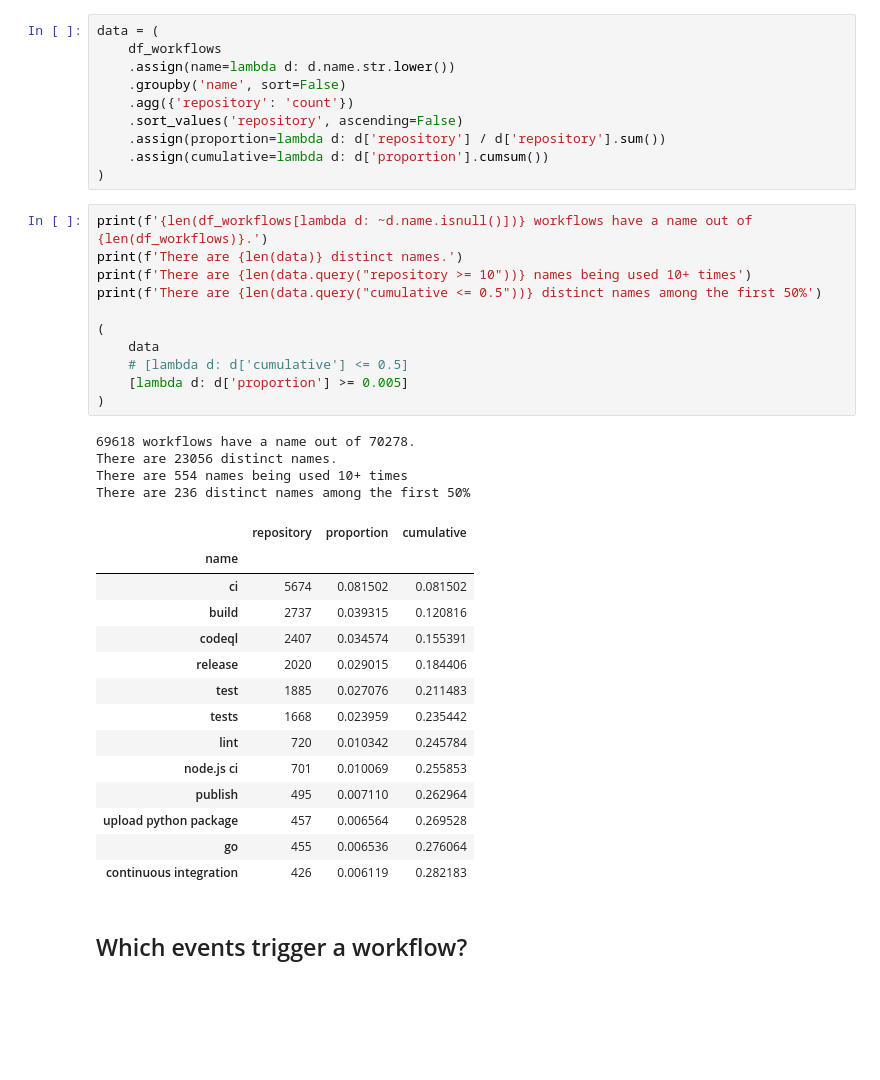
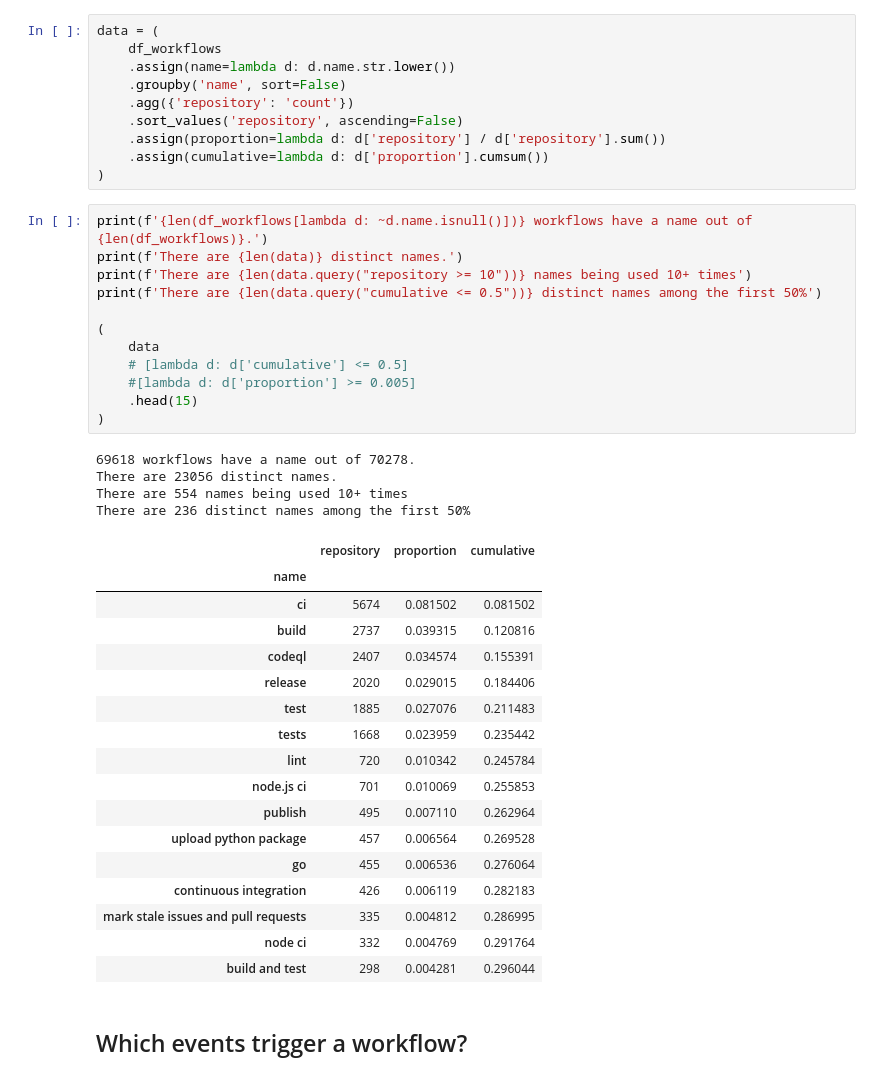
Before and after one commit to AlexandreDecan/secos-gha, a Jupyter notebook: notebooks/Data exploration.ipynb, the cells around one changed output. Cells and saved outputs as stored; diff of their text form; blank space fills up the shorter version.

```diff
--- a/notebooks/Data exploration.ipynb
+++ b/notebooks/Data exploration.ipynb
@@ -409,33 +409,37 @@ data = (
 # %%
 print(f'{len(df_workflows[lambda d: ~d.name.isnull()])} workflows have a name out of {len(df_workflows)}.')
 print(f'There are {len(data)} distinct names.')
 print(f'There are {len(data.query("repository >= 10"))} names being used 10+ times')
 print(f'There are {len(data.query("cumulative <= 0.5"))} distinct names among the first 50%')
 
 (
     data
     # [lambda d: d['cumulative'] <= 0.5]
-    [lambda d: d['proportion'] >= 0.005]
+    #[lambda d: d['proportion'] >= 0.005]
+    .head(15)
 )
 # %% [output]
 69618 workflows have a name out of 70278.
 There are 23056 distinct names.
 There are 554 names being used 10+ times
 There are 236 distinct names among the first 50%
 |  | repository | proportion | cumulative |
 | name |  |  |  |
 | ci | 5674 | 0.081502 | 0.081502 |
 | build | 2737 | 0.039315 | 0.120816 |
 | codeql | 2407 | 0.034574 | 0.155391 |
 | release | 2020 | 0.029015 | 0.184406 |
 | test | 1885 | 0.027076 | 0.211483 |
 | tests | 1668 | 0.023959 | 0.235442 |
 | lint | 720 | 0.010342 | 0.245784 |
 | node.js ci | 701 | 0.010069 | 0.255853 |
 | publish | 495 | 0.007110 | 0.262964 |
 | upload python package | 457 | 0.006564 | 0.269528 |
 | go | 455 | 0.006536 | 0.276064 |
 | continuous integration | 426 | 0.006119 | 0.282183 |
+| mark stale issues and pull requests | 335 | 0.004812 | 0.286995 |
+| node ci | 332 | 0.004769 | 0.291764 |
+| build and test | 298 | 0.004281 | 0.296044 |
 # %% [markdown]
 ## Which events trigger a workflow?
 # %% [markdown]
```
Also changed, not shown: parts of 7 cells of this notebook.
